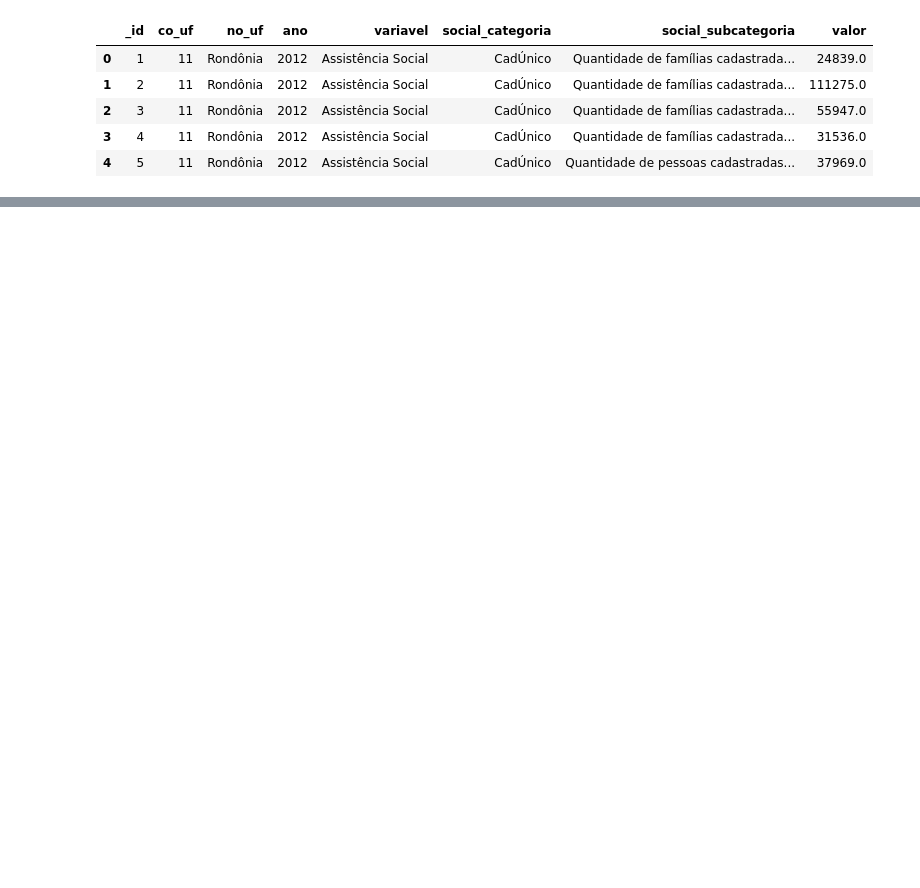
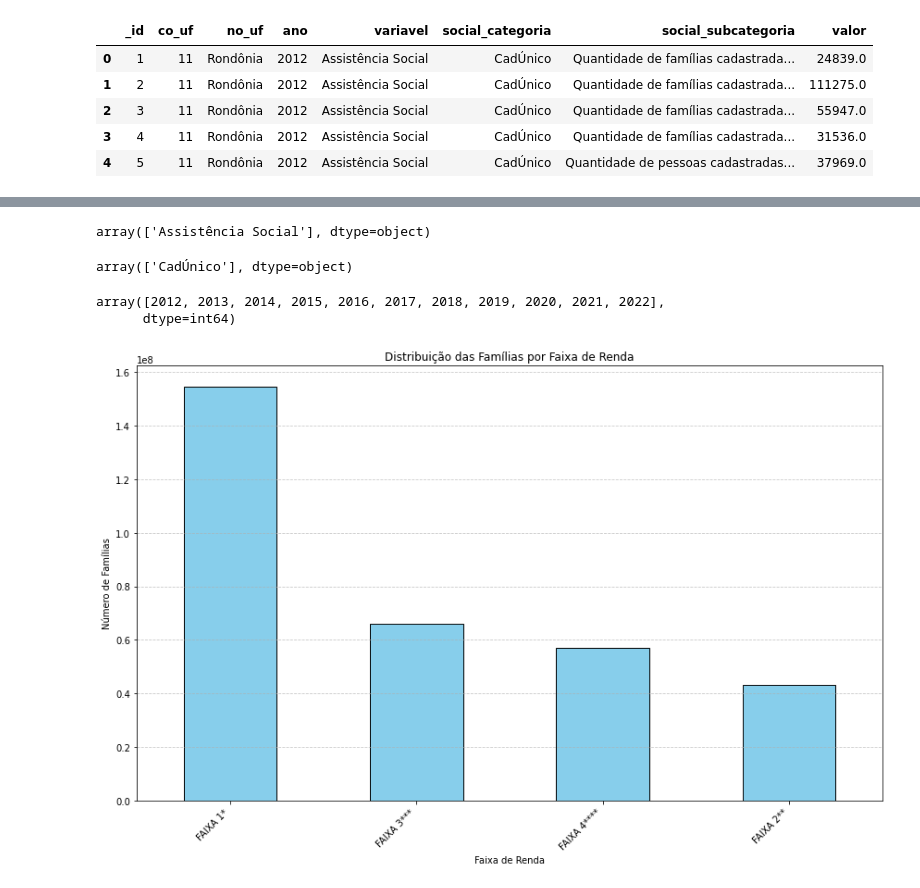
Before and after one commit to edilton-bs/AV1IntroCD, a Jupyter notebook: main.ipynb, the cells around one changed output, grey strips where cells are left out. Drawn from its saved outputs; the diff is of its cells as text; code cells hidden in the pictures; blank space fills up the shorter version.

```diff
--- a/main.ipynb
+++ b/main.ipynb
@@ -35,3 +37,54 @@ array(['Quantidade de famílias cadastradas com renda per capita mensal acima de
        'Taxa de atualização cadastral - a taxa é obtida pela divisão do Total de Famílias com cadastro atualizado pelo Total de Famílias cadastradas no Cadastro Único.',
        'Taxa de atualização cadastral até 1/2 Sal. min. - a taxa é obtida pela divisão do Total de Famílias com renda até 1/2 Sal. min. com cadastro atualizado pelo Total de Famílias cadastradas com r ...
       dtype=object)
+# %%
+# valores da variavel
+df['variavel'].unique()
+# %% [output]
+array(['Assistência Social'], dtype=object)
+# %%
+# valores da coluna social_categoria
+df['social_categoria'].unique()
+# %% [output]
+array(['CadÚnico'], dtype=object)
+# %%
+# valores da coluna ano
+df['ano'].unique()
+# %% [output]
+array([2012, 2013, 2014, 2015, 2016, 2017, 2018, 2019, 2020, 2021, 2022],
+      dtype=int64)
+# %%
+# mapeamento de legendas
+mapeamento_legendas = {
+    'Quantidade de famílias cadastradas com renda per capita mensal na FAIXA 1*': 'FAIXA 1*',
+    'Quantidade de famílias cadastradas com renda per capita mensal na FAIXA 2**': 'FAIXA 2**',
+    'Quantidade de famílias cadastradas com renda per capita mensal na FAIXA 3***': 'FAIXA 3***',
+    'Quantidade de famílias cadastradas com renda per capita mensal acima de meio salário mínimo (FAIXA 4****)': 'FAIXA 4****'
+}
+
+faixas_renda = list(mapeamento_legendas.keys())
+
+# Filtrando o dataframe para conter apenas as linhas de interesse
+df_faixas = df[df['social_subcategoria'].isin(faixas_renda)]
+
+# Agrupando os dados por subcategoria e somando os valores
+grouped = df_faixas.groupby('social_subcategoria').sum()['valor']
+
+# Simplificando as legendas
+grouped.index = grouped.index.map(mapeamento_legendas)
+
+# Ordenando os valores (opcional)
+grouped = grouped.sort_values(ascending=False)
+
+# Plotando
+plt.figure(figsize=(12, 8))
+grouped.plot(kind='bar', color='skyblue', edgecolor='black')
+plt.title("Distribuição das Famílias por Faixa de Renda")
+plt.ylabel("Número de Famílias")
+plt.xlabel("Faixa de Renda")
+plt.xticks(rotation=45, ha='right')
+plt.tight_layout()
+plt.grid(axis='y', linestyle='--', alpha=0.7)
+plt.show()
+# %% [output]
+[figure, added]
```
Also changed, not shown: parts of 5 cells of this notebook.
